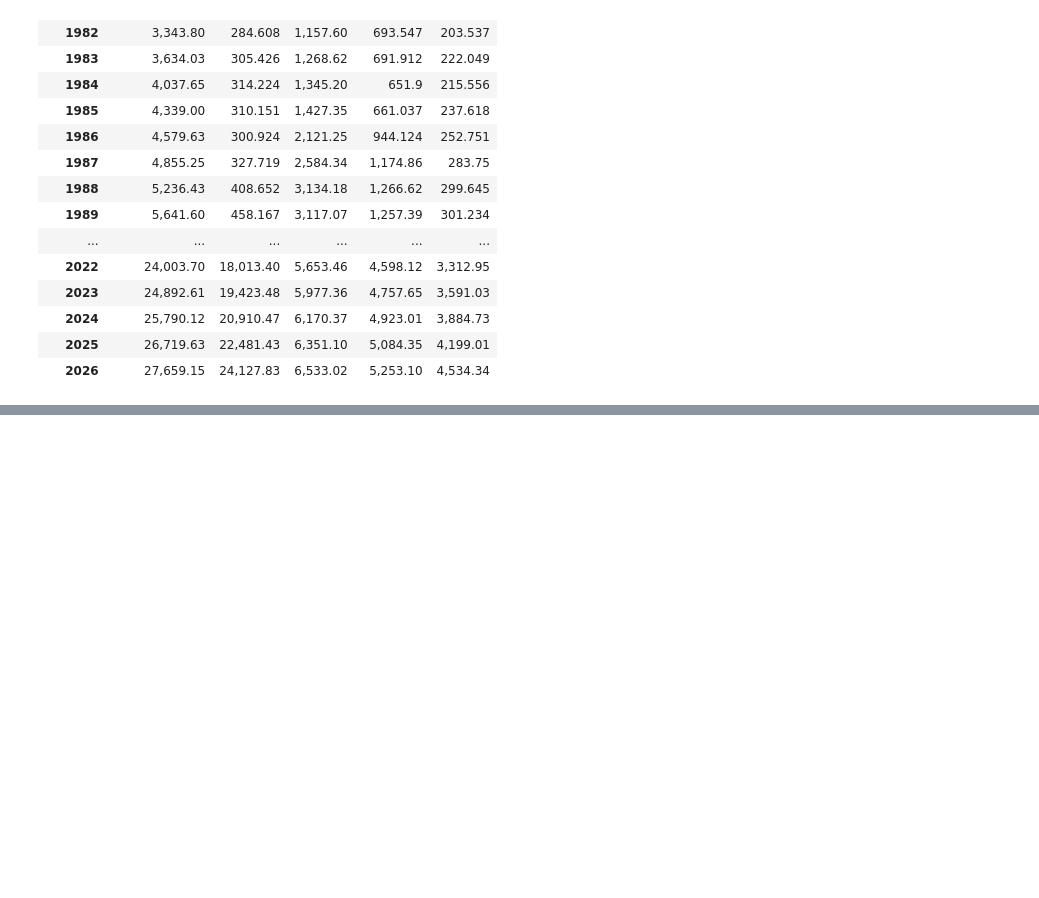
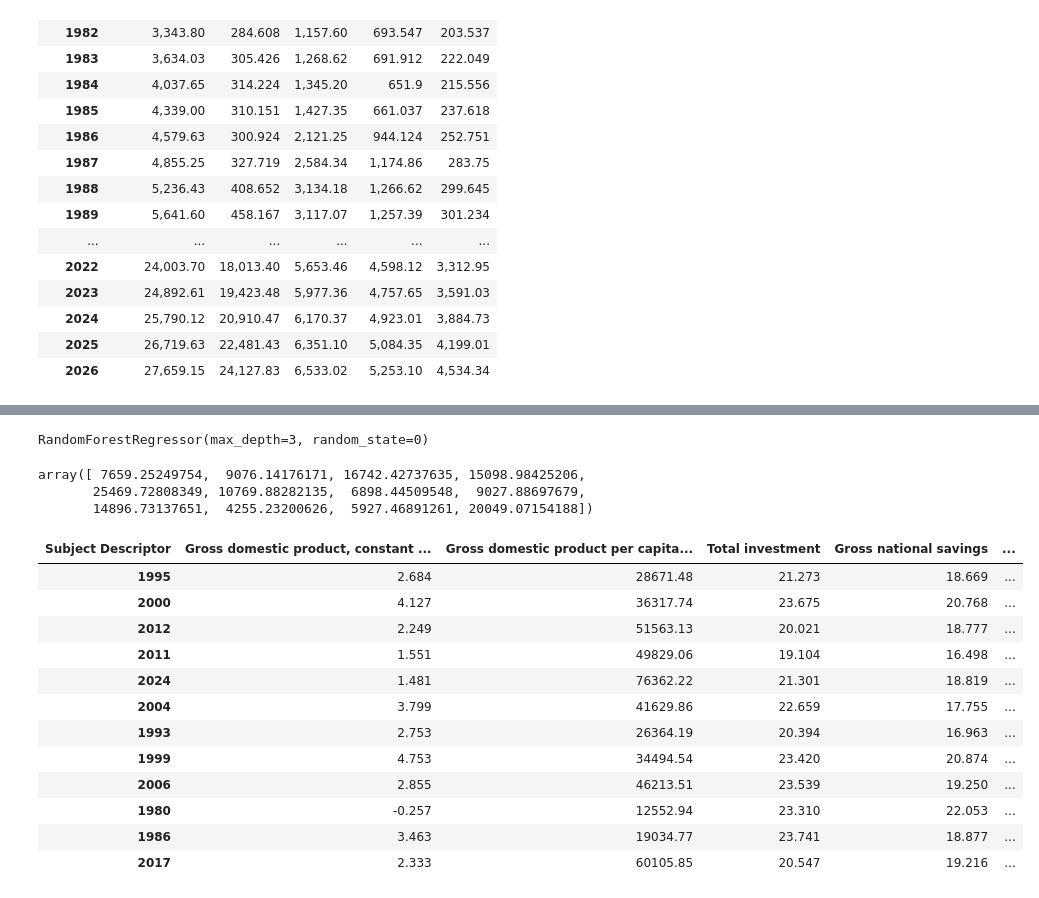
Before and after one commit to frosteric21/Predicting_inflation, a Jupyter notebook: GDPproject2.ipynb, the cells around one changed output, grey strips where cells are left out. Cells and saved outputs as stored; diff of their text form; code cells hidden in the pictures; blank space fills up the shorter version.

```diff
--- a/GDPproject2.ipynb
+++ b/GDPproject2.ipynb
@@ -57,0 +135,38 @@ GDP5
+# %%
+
+# create models for each country
+US_model = RandomForestRegressor(n_estimators=100, max_depth=3, random_state=0)
+US_model.fit(US_X_train, US_y_train)
+china_model = RandomForestRegressor(n_estimators=100, max_depth=3, random_state=0)
+china_model.fit(china_X_train, china_y_train)
+japan_model = RandomForestRegressor(n_estimators=100, max_depth=3, random_state=0)
+japan_model.fit(japan_X_train, japan_y_train)
+india_model = RandomForestRegressor(n_estimators=100, max_depth=3, random_state=0)
+india_model.fit(india_X_train, india_y_train)
+germany_model = RandomForestRegressor(n_estimators=100, max_depth=3, random_state=0)
+germany_model.fit(germany_X_train, germany_y_train)
+# %% [output]
+RandomForestRegressor(max_depth=3, random_state=0)
+# %%
+US_GDP_preds = US_model.predict(US_X_test)
+US_GDP_preds
+# %% [output]
+array([ 7659.25249754,  9076.14176171, 16742.42737635, 15098.98425206,
+       25469.72808349, 10769.88282135,  6898.44509548,  9027.88697679,
+       14896.73137651,  4255.23200626,  5927.46891261, 20049.07154188])
+# %%
+US_X_test
+# %% [output]
+| Subject Descriptor | Gross domestic product, constant ... | Gross domestic product per capita... | Total investment | Gross national savings | ... |
+| 1995 | 2.684 | 28671.48 | 21.273 | 18.669 | ... |
+| 2000 | 4.127 | 36317.74 | 23.675 | 20.768 | ... |
+| 2012 | 2.249 | 51563.13 | 20.021 | 18.777 | ... |
+| 2011 | 1.551 | 49829.06 | 19.104 | 16.498 | ... |
+| 2024 | 1.481 | 76362.22 | 21.301 | 18.819 | ... |
+| 2004 | 3.799 | 41629.86 | 22.659 | 17.755 | ... |
+| 1993 | 2.753 | 26364.19 | 20.394 | 16.963 | ... |
+| 1999 | 4.753 | 34494.54 | 23.420 | 20.874 | ... |
+| 2006 | 2.855 | 46213.51 | 23.539 | 19.250 | ... |
+| 1980 | -0.257 | 12552.94 | 23.310 | 22.053 | ... |
+| 1986 | 3.463 | 19034.77 | 23.741 | 18.877 | ... |
+| 2017 | 2.333 | 60105.85 | 20.547 | 19.216 | ... |
```
Also changed, not shown: parts of 31 cells of this notebook, 3 other files.
